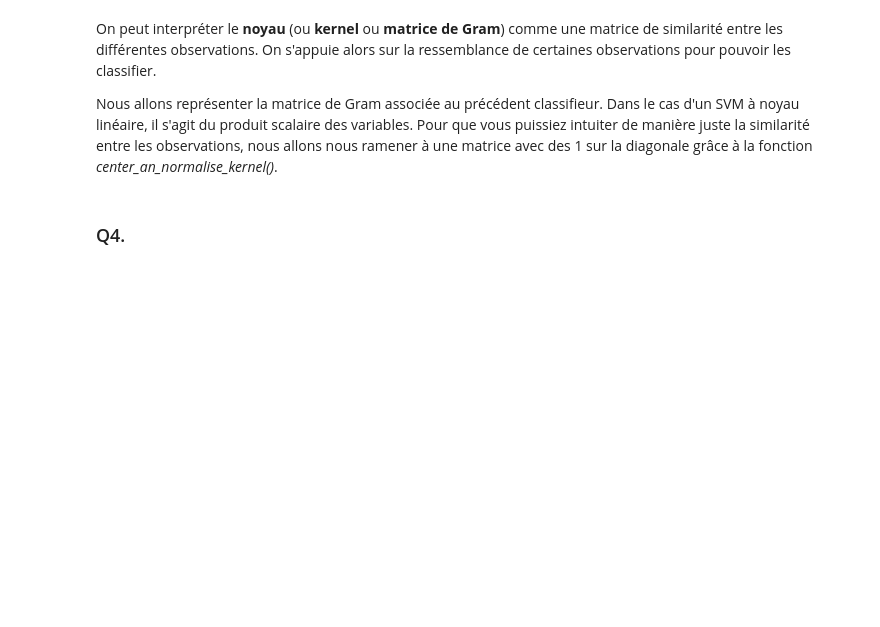
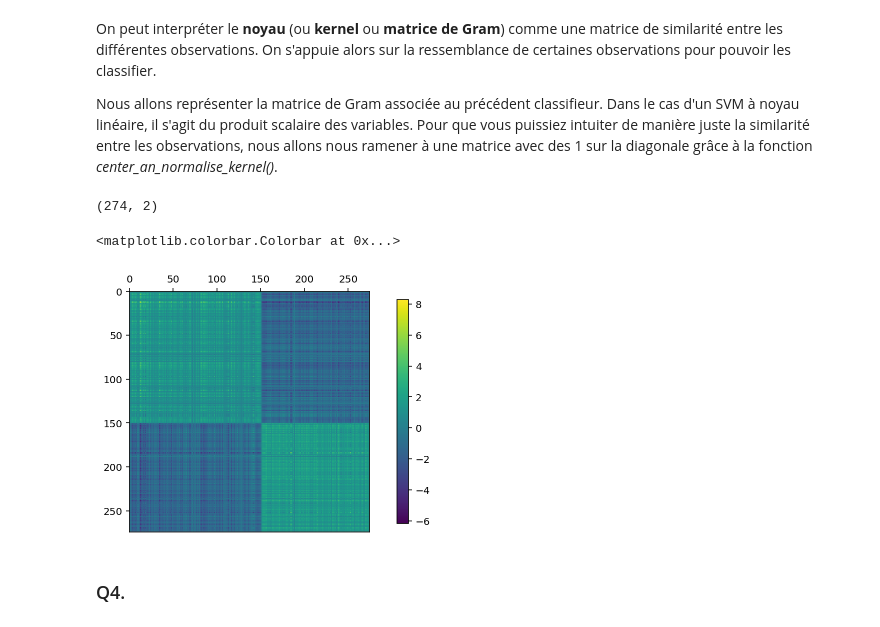
Before and after one commit to njmmatthieu/TP_ML, a Jupyter notebook: TP4_SVM.ipynb, the cells around one changed output. Cells and saved outputs as stored; diff of their text form; code cells hidden in the pictures; blank space fills up the shorter version.

```diff
--- a/TP4_SVM.ipynb
+++ b/TP4_SVM.ipynb
@@ -347,22 +434,29 @@ def center_and_normalise_kernel(K_temp):
             K_norm[j, i] = K_norm[i, j]
 
     return K_norm
+# %%
+data.shape
+# %% [output]
+(274, 2)
 # %%
 GramMatrix = np.inner(data, data)
 GramMatrix_scaled = center_and_normalise_kernel(GramMatrix)
 
 # heatmap + color map
 fig, ax = plt.subplots(figsize=(5, 5))
-plot = ax.imshow(GramMatrix_scaled)
+plot = ax.imshow(GramMatrix)
 
 # set axes boundaries
 ax.set_xlim([0, data.shape[0]]) ; ax.set_ylim([0, data.shape[0]])
 
 # flip the y-axis
 ax.invert_yaxis() ; ax.xaxis.tick_top()
 
 # plot colorbar to the right
 plt.colorbar(plot, pad=0.1, fraction=0.04)
+# %% [output]
+<matplotlib.colorbar.Colorbar at 0x...>
+[figure, added]
 # %% [markdown]
 ### Q4.
 # %% [markdown]
```
Also changed, not shown: parts of 19 cells of this notebook, 1 other file.
